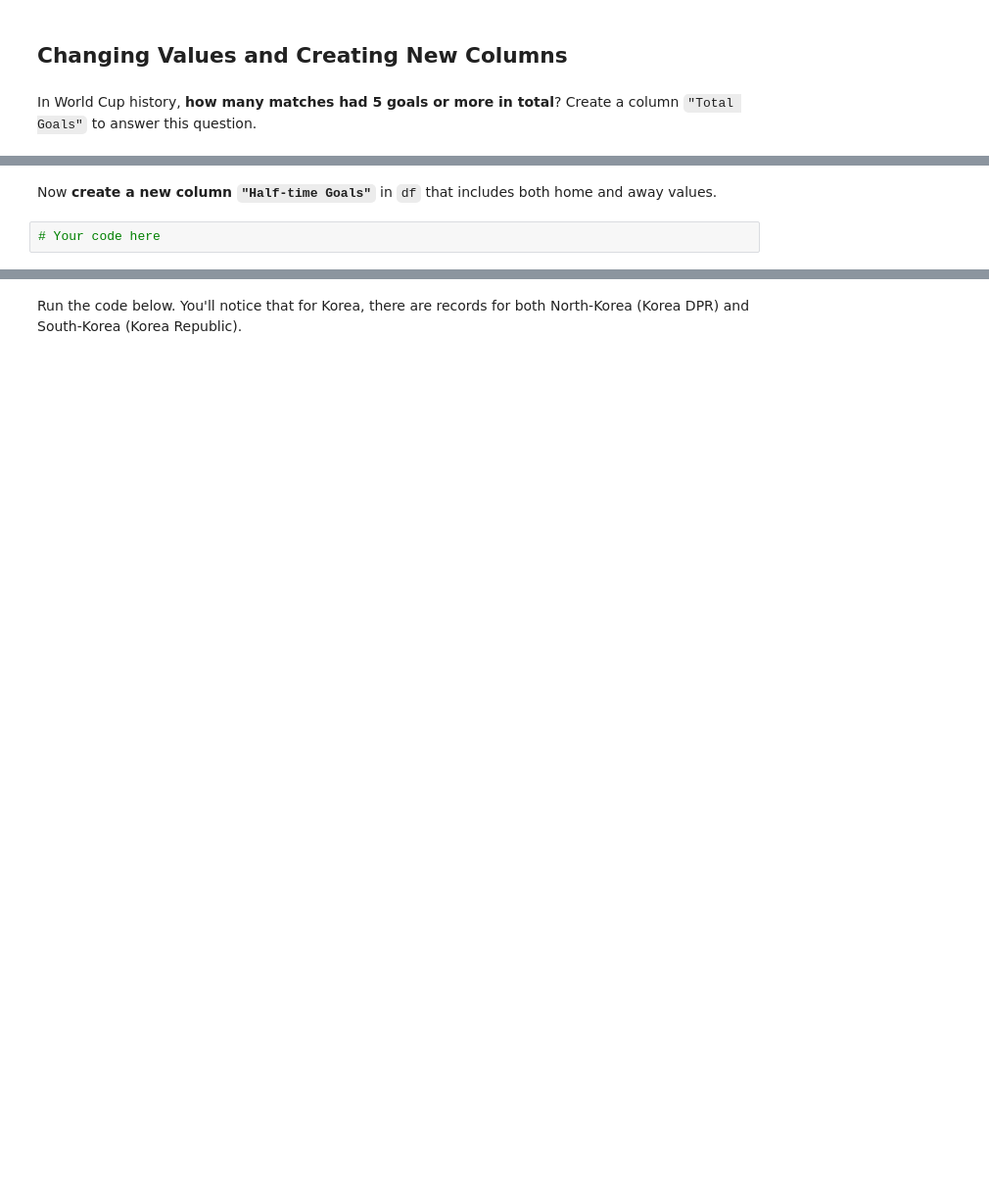
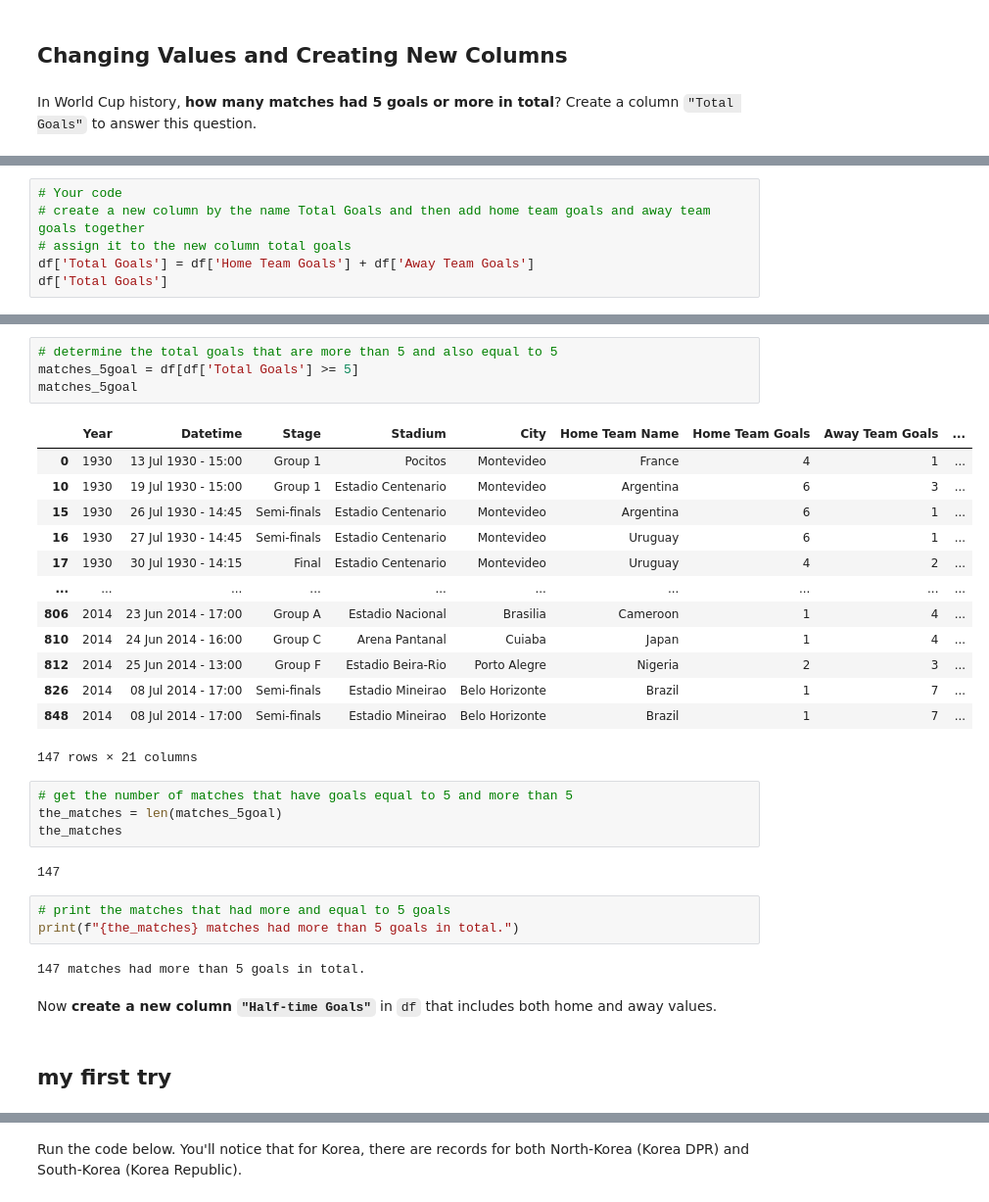
Before and after one commit to ian-moire/dsc-accessing-data-with-pandas-lab, a Jupyter notebook: index.ipynb, the cells around one changed output, grey strips where cells are left out. Shown: that part at 98% size. Drawn from its saved outputs; the diff is of its cells as text; blank space fills up the shorter version.

```diff
--- a/index.ipynb
+++ b/index.ipynb
@@ -245,0 +330,6 @@ In World Cup history, **how many matches had 5 goals or more in total**? Create
+# %%
+# Your code
+# create a new column by the name Total Goals and then add home team goals and away team goals together
+# assign it to the new column total goals
+df['Total Goals'] = df['Home Team Goals'] + df['Away Team Goals']
+df['Total Goals']
@@ -246,4 +349,33 @@ In World Cup history, **how many matches had 5 goals or more in total**? Create
+# %%
+# determine the total goals that are more than 5 and also equal to 5
+matches_5goal = df[df['Total Goals'] >= 5]
+matches_5goal
+# %% [output]
+|  | Year | Datetime | Stage | Stadium | City | Home Team Name | Home Team Goals | Away Team Goals | ... |
+| 0 | 1930 | 13 Jul 1930 - 15:00 | Group 1 | Pocitos | Montevideo | France | 4 | 1 | ... |
+| 10 | 1930 | 19 Jul 1930 - 15:00 | Group 1 | Estadio Centenario | Montevideo | Argentina | 6 | 3 | ... |
+| 15 | 1930 | 26 Jul 1930 - 14:45 | Semi-finals | Estadio Centenario | Montevideo | Argentina | 6 | 1 | ... |
+| 16 | 1930 | 27 Jul 1930 - 14:45 | Semi-finals | Estadio Centenario | Montevideo | Uruguay | 6 | 1 | ... |
+| 17 | 1930 | 30 Jul 1930 - 14:15 | Final | Estadio Centenario | Montevideo | Uruguay | 4 | 2 | ... |
+| ... | ... | ... | ... | ... | ... | ... | ... | ... | ... |
+| 806 | 2014 | 23 Jun 2014 - 17:00 | Group A | Estadio Nacional | Brasilia | Cameroon | 1 | 4 | ... |
+| 810 | 2014 | 24 Jun 2014 - 16:00 | Group C | Arena Pantanal | Cuiaba | Japan | 1 | 4 | ... |
+| 812 | 2014 | 25 Jun 2014 - 13:00 | Group F | Estadio Beira-Rio | Porto Alegre | Nigeria | 2 | 3 | ... |
+| 826 | 2014 | 08 Jul 2014 - 17:00 | Semi-finals | Estadio Mineirao | Belo Horizonte | Brazil | 1 | 7 | ... |
+| 848 | 2014 | 08 Jul 2014 - 17:00 | Semi-finals | Estadio Mineirao | Belo Horizonte | Brazil | 1 | 7 | ... |
+147 rows × 21 columns
+# %%
+# get the number of matches that have goals equal to 5 and more than 5
+the_matches = len(matches_5goal)
+the_matches
+# %% [output]
+147
+# %%
+# print the matches that had more and equal to 5 goals
+print(f"{the_matches} matches had more than 5 goals in total.")
+# %% [output]
+147 matches had more than 5 goals in total.
 # %% [markdown]
 Now **create a new column `"Half-time Goals"`** in `df` that includes both home and away values.
-# %%
-# Your code here
+# %% [markdown]
+## my first try
```
Also changed, not shown: parts of 21 cells of this notebook.
